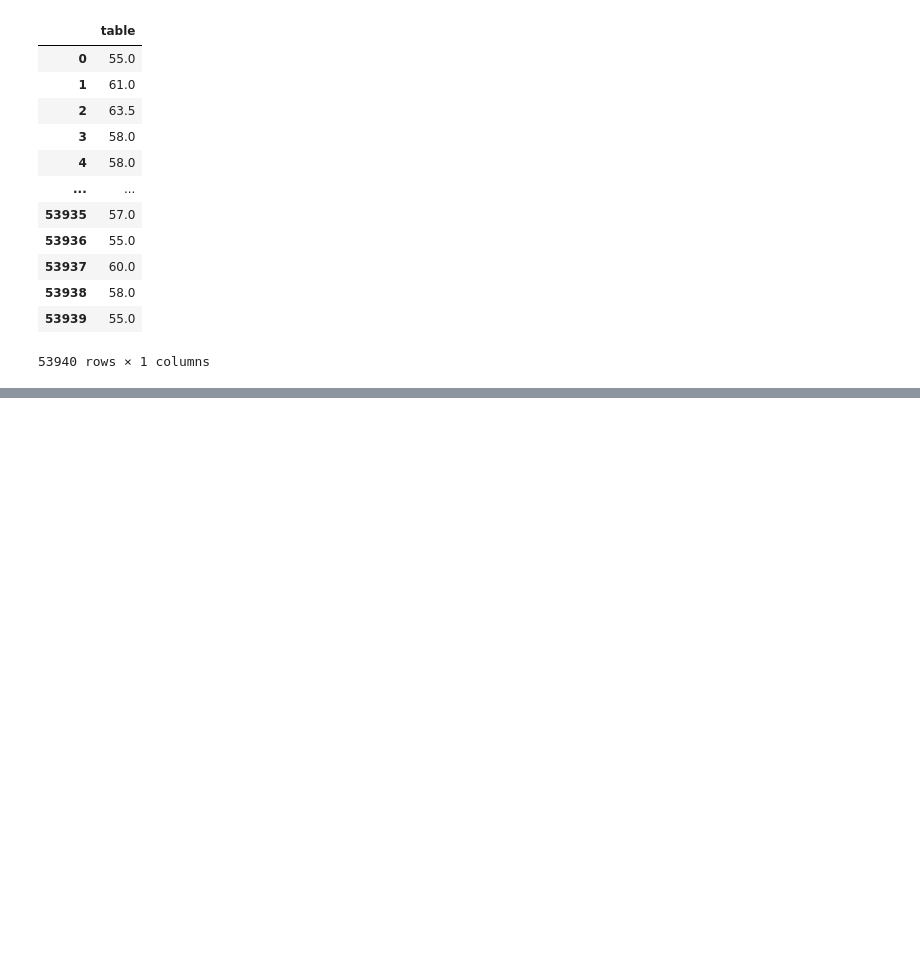
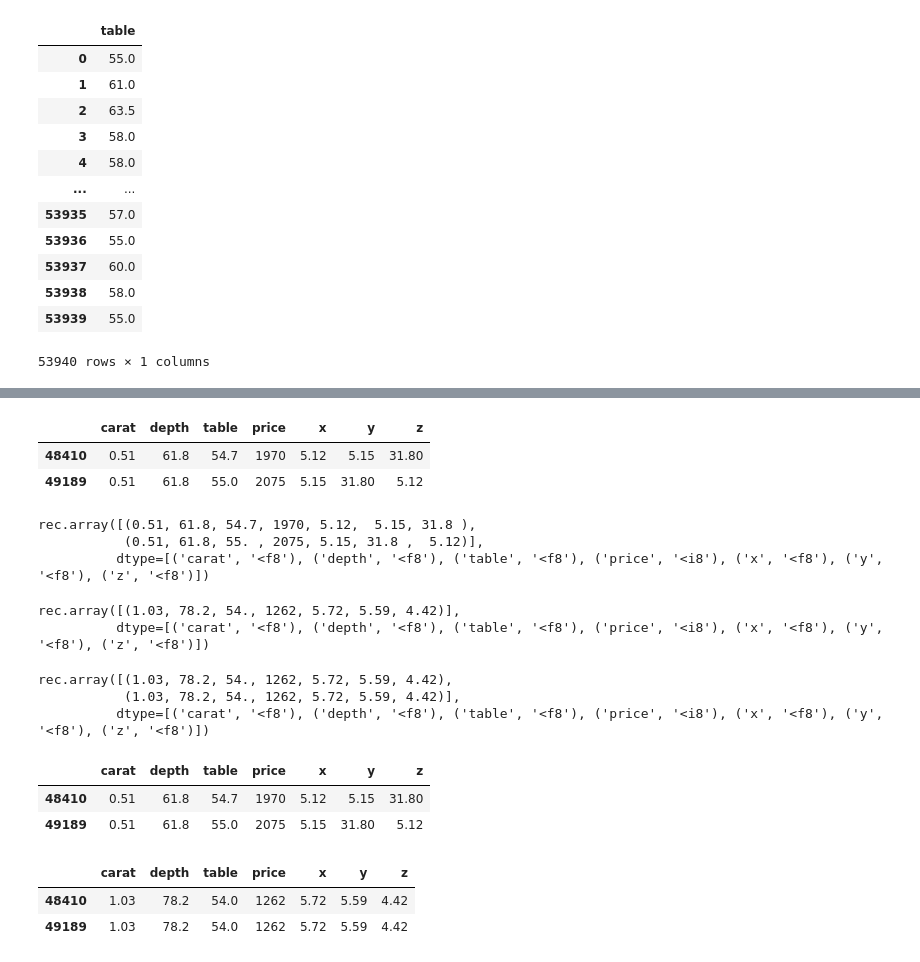
Before and after one commit to Alihanesentas/Data-Preprocessing, a Jupyter notebook: outlierAnalysis.ipynb, the cells around one changed output, grey strips where cells are left out. Cells and saved outputs as stored; diff of their text form; code cells hidden in the pictures; blank space fills up the shorter version.

```diff
--- a/outlierAnalysis.ipynb
+++ b/outlierAnalysis.ipynb
@@ -235,0 +337,12 @@ df_table
+# %%
+ outlier_df # Aykiri degelerler.
+# %% [output]
+|  | carat | depth | table | price | x | y | z |
+| 48410 | 0.51 | 61.8 | 54.7 | 1970 | 5.12 | 5.15 | 31.80 |
+| 49189 | 0.51 | 61.8 | 55.0 | 2075 | 5.15 | 31.80 | 5.12 |
+# %%
+outlier_df.to_records(index = False) # Aykiri degerleri array olarak aliyoruz.Index'siz halde.
+# %% [output]
+rec.array([(0.51, 61.8, 54.7, 1970, 5.12,  5.15, 31.8 ),
+           (0.51, 61.8, 55. , 2075, 5.15, 31.8 ,  5.12)],
+          dtype=[('carat', '<f8'), ('depth', '<f8'), ('table', '<f8'), ('price', '<i8'), ('x', '<f8'), ('y', '<f8'), ('z', '<f8')])
@@ -235,0 +351,18 @@ df_table
+# %%
+pressure_value.to_records(index = False) # Baskı degeri olarak atadigimiz degeri array olarak aliyoruz.Index'siz halde.
+# %% [output]
+rec.array([(1.03, 78.2, 54., 1262, 5.72, 5.59, 4.42)],
+          dtype=[('carat', '<f8'), ('depth', '<f8'), ('table', '<f8'), ('price', '<i8'), ('x', '<f8'), ('y', '<f8'), ('z', '<f8')])
+# %%
+res[:] = pressure_value.to_records(index = False) # Aykiri degerleri baski degeri ile degistiriyoruz.
+res
+# %% [output]
+rec.array([(1.03, 78.2, 54., 1262, 5.72, 5.59, 4.42),
+           (1.03, 78.2, 54., 1262, 5.72, 5.59, 4.42)],
+          dtype=[('carat', '<f8'), ('depth', '<f8'), ('table', '<f8'), ('price', '<i8'), ('x', '<f8'), ('y', '<f8'), ('z', '<f8')])
+# %%
+outlier_df # Ana dataframe icerisinde yapı hala daha degismedi, degistimek gerekli.
+# %% [output]
+|  | carat | depth | table | price | x | y | z |
+| 48410 | 0.51 | 61.8 | 54.7 | 1970 | 5.12 | 5.15 | 31.80 |
+| 49189 | 0.51 | 61.8 | 55.0 | 2075 | 5.15 | 31.80 | 5.12 |
@@ -235,0 +373,6 @@ df_table
+# %%
+outlier_df # Aykiri degerler baski degeri ile degistirildi.
+# %% [output]
+|  | carat | depth | table | price | x | y | z |
+| 48410 | 1.03 | 78.2 | 54.0 | 1262 | 5.72 | 5.59 | 4.42 |
+| 49189 | 1.03 | 78.2 | 54.0 | 1262 | 5.72 | 5.59 | 4.42 |
```
Also changed, not shown: parts of 26 cells of this notebook, 1 other file.
